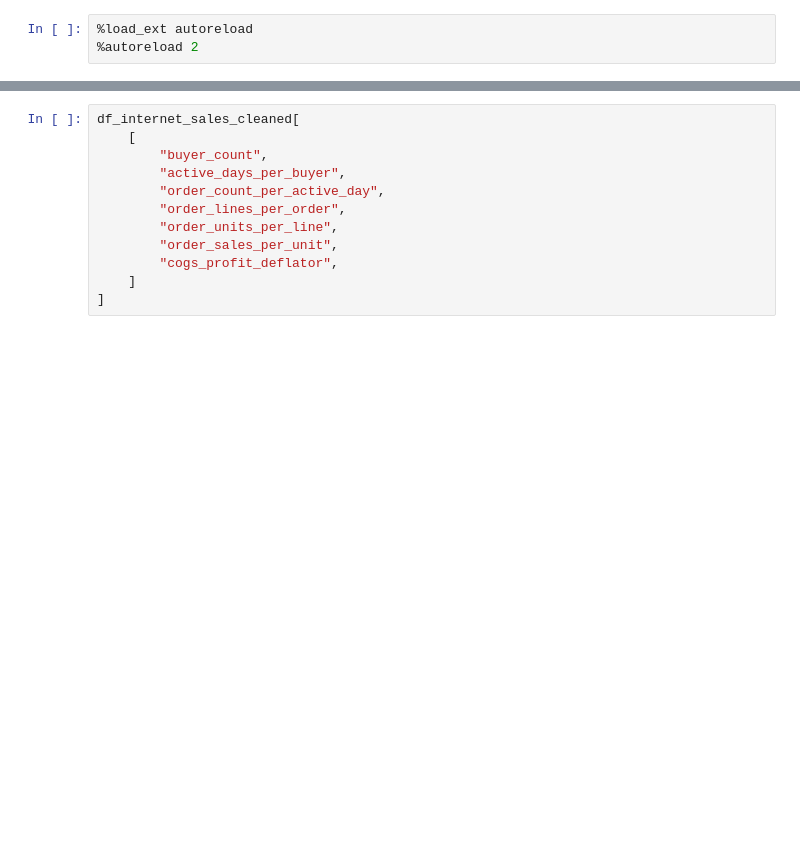
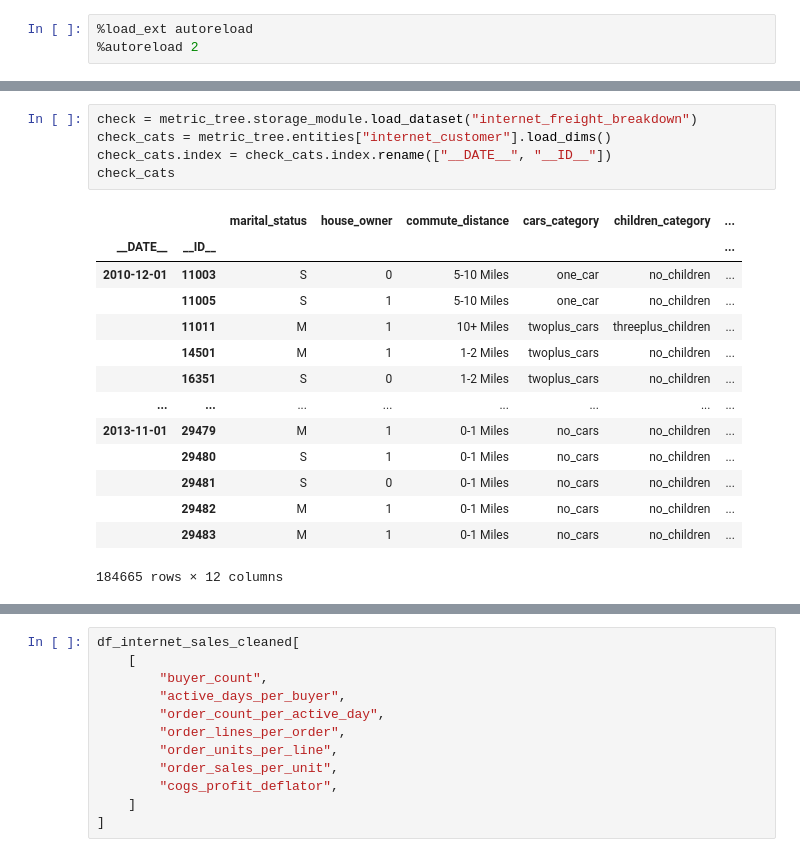
Before and after one commit to Oracen/autoanalyst, a Jupyter notebook: notebooks/02_build_tree.ipynb, the cells around one changed output, grey strips where cells are left out. Cells and saved outputs as stored; diff of their text form; blank space fills up the shorter version.

```diff
--- a/notebooks/02_build_tree.ipynb
+++ b/notebooks/02_build_tree.ipynb
@@ -351,0 +393,20 @@ tx.round(4)
+# %%
+check = metric_tree.storage_module.load_dataset("internet_freight_breakdown")
+check_cats = metric_tree.entities["internet_customer"].load_dims()
+check_cats.index = check_cats.index.rename(["__DATE__", "__ID__"])
+check_cats
+# %% [output]
+|  |  | marital_status | house_owner | commute_distance | cars_category | children_category | ... |
+| __DATE__ | __ID__ |  |  |  |  |  | ... |
+| 2010-12-01 | 11003 | S | 0 | 5-10 Miles | one_car | no_children | ... |
+|  | 11005 | S | 1 | 5-10 Miles | one_car | no_children | ... |
+|  | 11011 | M | 1 | 10+ Miles | twoplus_cars | threeplus_children | ... |
+|  | 14501 | M | 1 | 1-2 Miles | twoplus_cars | no_children | ... |
+|  | 16351 | S | 0 | 1-2 Miles | twoplus_cars | no_children | ... |
+| ... | ... | ... | ... | ... | ... | ... | ... |
+| 2013-11-01 | 29479 | M | 1 | 0-1 Miles | no_cars | no_children | ... |
+|  | 29480 | S | 1 | 0-1 Miles | no_cars | no_children | ... |
+|  | 29481 | S | 0 | 0-1 Miles | no_cars | no_children | ... |
+|  | 29482 | M | 1 | 0-1 Miles | no_cars | no_children | ... |
+|  | 29483 | M | 1 | 0-1 Miles | no_cars | no_children | ... |
+184665 rows × 12 columns
```
Also changed, not shown: parts of 13 cells of this notebook, 18 other files.
